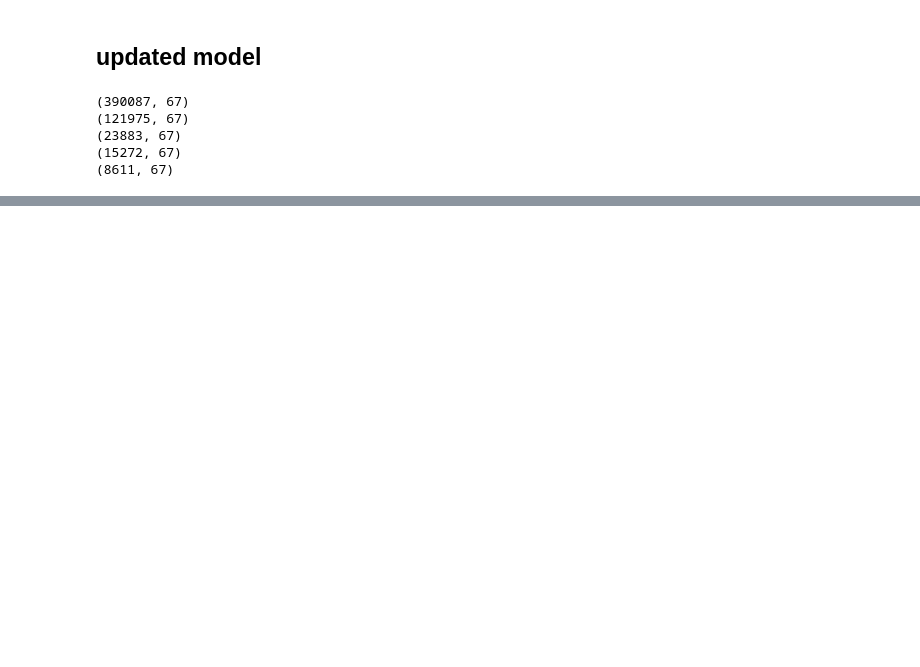
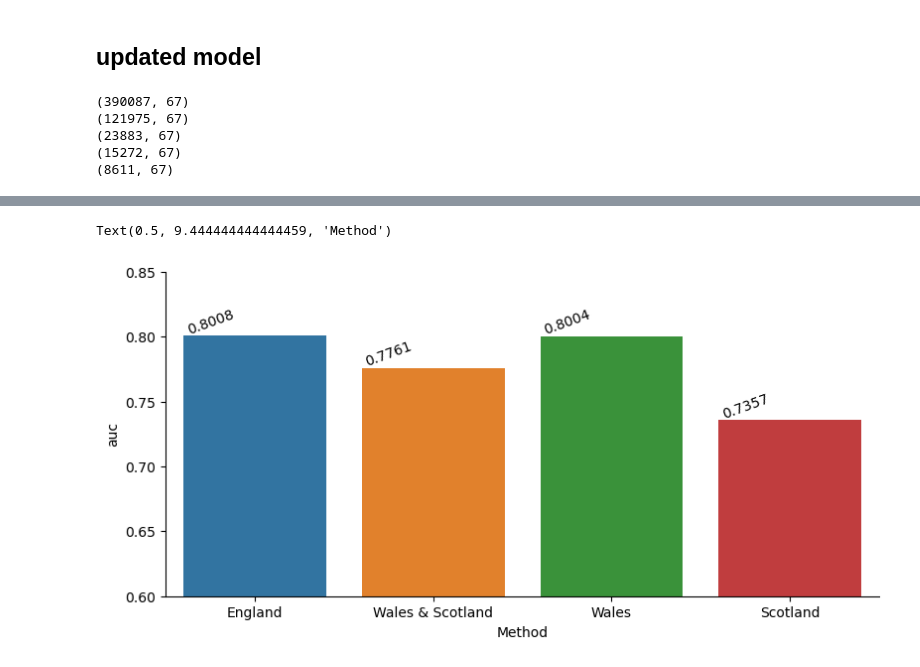
Before and after one commit to abudiarto/Asthma-python, a Jupyter notebook: ModelDev-CombineSplit_FCN.ipynb, the cells around one changed output, grey strips where cells are left out. Saved outputs shown, nothing was run; the diff lists cells and outputs as text; code cells hidden in the pictures; blank space fills up the shorter version.

```diff
--- a/ModelDev-CombineSplit_FCN.ipynb
+++ b/ModelDev-CombineSplit_FCN.ipynb
@@ -620,7 +610,7 @@ class MyHyperModel_denseLayerParametersSearch(keras_tuner.HyperModel):
 
     def build(self, hp):
         model = Sequential()
-        neurons_layer1 = hp.Int("units_layer1", min_value=32, max_value=128, step=16)
+        neurons_layer1 = hp.Int("units_layer1", min_value=32, max_value=128, step=32)
         model.add(Dense(units=neurons_layer1,
                         kernel_initializer=hp.Choice("kernel_initializer_layer1", ["glorot_uniform", "glorot_normal", "lecun_uniform", "lecun_normal"]),
                         kernel_regularizer=L1L2(l1=hp.Float("kernel_l1_dense1", min_value=0.0, max_value=.1, step=0.02),
@@ -640,7 +630,7 @@ class MyHyperModel_denseLayerParametersSearch(keras_tuner.HyperModel):
         model.add(Dropout(rate=hp.Float("rate", min_value=0.1, max_value=0.5, step=0.1)))
 
         model.add(Dense(1, activation='sigmoid'))
-        opt = Adam()
+        opt = SGD()
         metrics = [
             AUC(num_thresholds=1000, name='auc'),
             AUC(num_thresholds=1000, name='auprc', curve='PR'),
@@ -1384,0 +1301,15 @@ trainingData['BTS_step_2.0'].unique()
+# %%
+lr= 5e-05
+clipvalue= 0.5
+beta_1= 0.9
+beta_2= 0.9
+epsilon= 1e-06
+weight_decay= 0.06687519045341564
+opt = Adamax(learning_rate=lr, clipvalue=clipvalue, beta_1=beta_1, beta_2=beta_2, epsilon=epsilon, weight_decay=weight_decay)
+metrics = [
+    AUC(num_thresholds=1000, name='auc'),
+    AUC(num_thresholds=1000, name='auprc', curve='PR'),
+]
+best_models.compile(loss='binary_crossentropy', optimizer=opt, metrics=metrics, )
+print(best_models.summary())
+history = best_models.fit(X.values, y, validation_data=(X_val.values, y_val), epochs=200, batch_size=128, class_weight=class_weight,  callbacks = [earlyStopping])
@@ -1384,0 +1425,29 @@ trainingData['BTS_step_2.0'].unique()
+# %%
+data = combine
+# data = combine[(combine.outcome=='12months')]
+bar = sns.catplot(x = 'set',       # x variable name
+            y = 'auc',       # y variable name
+            data=data,
+            kind = "bar",
+            # hue = 'set',
+            # hue_order=['10-fold CV', 'Evaluation Set', 'Wales', 'Scotland'],
+            height=4,
+            # row='outcome',
+            aspect=2,
+            errorbar = None,)
+
+for items in bar.axes:
+    for ax in items:
+        for p in ax.patches:
+            ax.text(p.get_x() + 0.01,
+                p.get_height() * 1.002,
+                '{0:.4f}'.format(p.get_height()),
+                color='black', rotation=20, fontsize=10)
+
+ax.set_ylim(0.6, .85)
+# ax.set_ylabel('AUC Score', fontsize=13)
+ax.set_xlabel('Method', fontsize=10)
+# ax.set_xticklabels(fontsize=20)
+# %% [output]
+Text(0.5, 9.444444444444459, 'Method')
+[figure, added]
```
Also changed, not shown: parts of 33 cells of this notebook, 19 other files.
